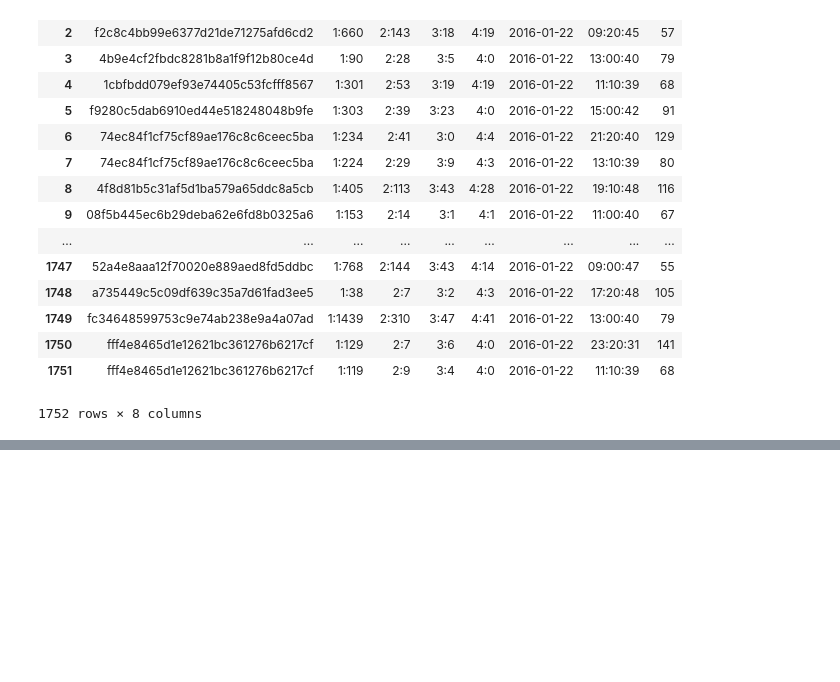
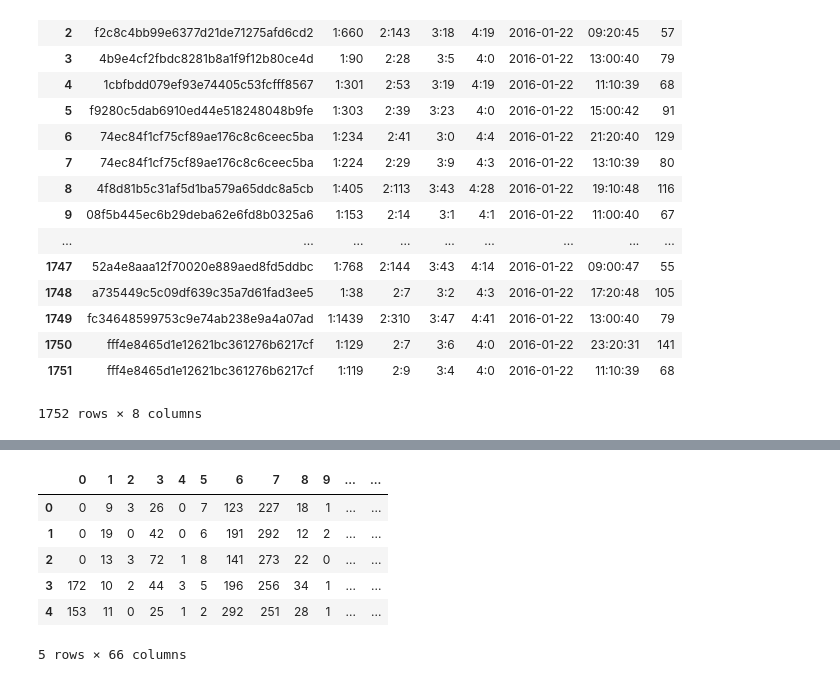
Before and after one commit to mangolzy/trafficFlowProject, a Jupyter notebook: season1/training_data/order_data/oneFilePreprocess.ipynb, the cells around one changed output, grey strips where cells are left out. Drawn from its saved outputs; the diff is of its cells as text; code cells hidden in the pictures; blank space fills up the shorter version.

```diff
--- a/season1/training_data/order_data/oneFilePreprocess.ipynb
+++ b/season1/training_data/order_data/oneFilePreprocess.ipynb
@@ -1000,0 +1159,10 @@ test_tra
+# %%
+output.head()
+# %% [output]
+|  | 0 | 1 | 2 | 3 | 4 | 5 | 6 | 7 | 8 | 9 | ... | ... |
+| 0 | 0 | 9 | 3 | 26 | 0 | 7 | 123 | 227 | 18 | 1 | ... | ... |
+| 1 | 0 | 19 | 0 | 42 | 0 | 6 | 191 | 292 | 12 | 2 | ... | ... |
+| 2 | 0 | 13 | 3 | 72 | 1 | 8 | 141 | 273 | 22 | 0 | ... | ... |
+| 3 | 172 | 10 | 2 | 44 | 3 | 5 | 196 | 256 | 34 | 1 | ... | ... |
+| 4 | 153 | 11 | 0 | 25 | 1 | 2 | 292 | 251 | 28 | 1 | ... | ... |
+5 rows × 66 columns
```
Also changed, not shown: parts of 36 cells of this notebook, 2 other files.
